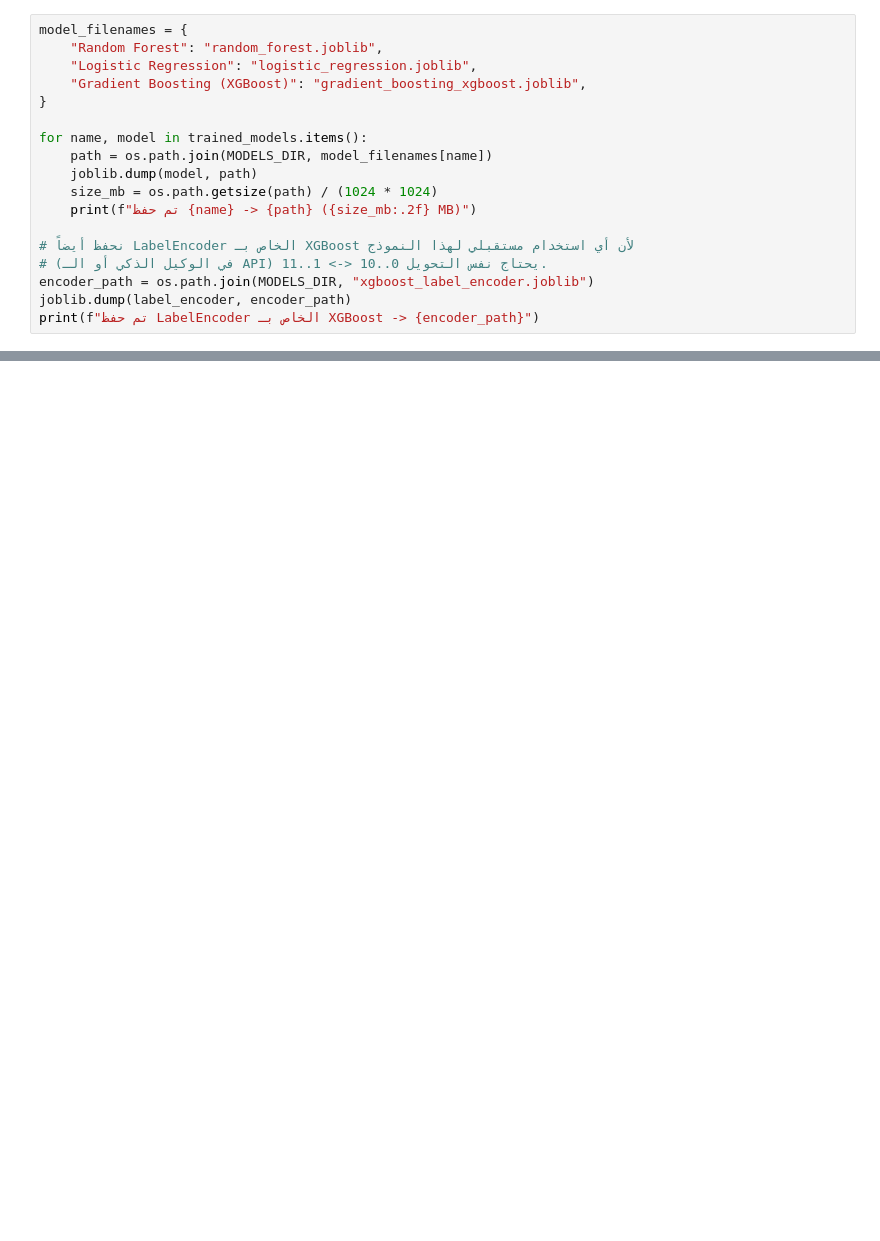
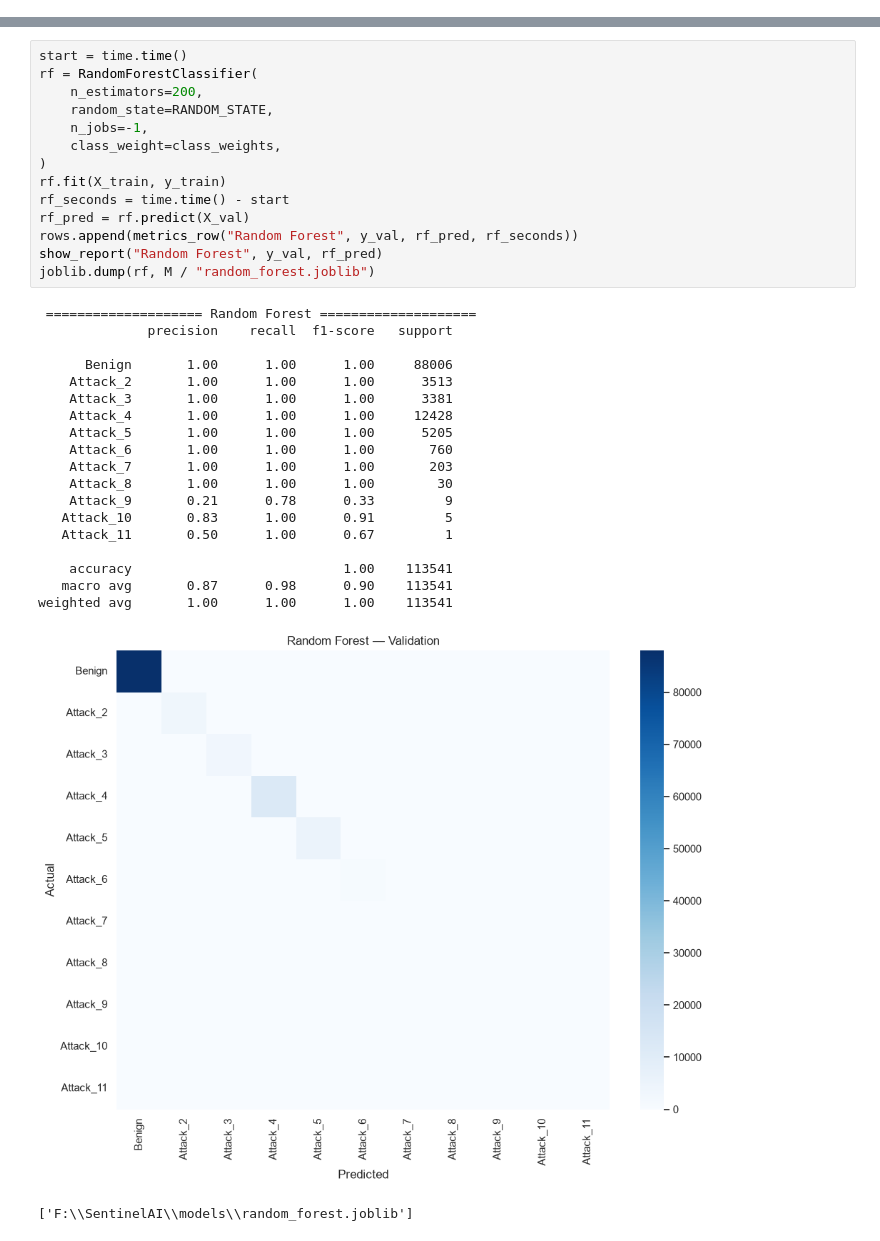
Before and after one commit to AnasAlShmiri/SentinelAI, a Jupyter notebook: notebooks/03_supervised.ipynb, the cells around one changed output, grey strips where cells are left out. Cells and saved outputs as stored; diff of their text form; blank space fills up the shorter version.

Commit message:
Phase 2: fix ML evaluation methodology and retrain models

```diff
--- a/notebooks/03_supervised.ipynb
+++ b/notebooks/03_supervised.ipynb
@@ -312,18 +0,0 @@ Accuracy وحدها يمكن أن تكون مضلِّلة (نموذج يتوقع
-# %%
-model_filenames = {
-    "Random Forest": "random_forest.joblib",
-    "Logistic Regression": "logistic_regression.joblib",
-    "Gradient Boosting (XGBoost)": "gradient_boosting_xgboost.joblib",
-}
-
-for name, model in trained_models.items():
-    path = os.path.join(MODELS_DIR, model_filenames[name])
-    joblib.dump(model, path)
-    size_mb = os.path.getsize(path) / (1024 * 1024)
-    print(f"تم حفظ {name} -> {path} ({size_mb:.2f} MB)")
-
-# نحفظ أيضاً LabelEncoder الخاص بـ XGBoost لأن أي استخدام مستقبلي لهذا النموذج
-# (في الوكيل الذكي أو الـ API) يحتاج نفس التحويل 0..10 <-> 1..11.
-encoder_path = os.path.join(MODELS_DIR, "xgboost_label_encoder.joblib")
-joblib.dump(label_encoder, encoder_path)
-print(f"تم حفظ LabelEncoder الخاص بـ XGBoost -> {encoder_path}")
@@ -350,0 +82,35 @@ Gradient Boosting عبر XGBoost) على نفس بيانات التدريب/ال
+# %%
+start = time.time()
+rf = RandomForestClassifier(
+    n_estimators=200,
+    random_state=RANDOM_STATE,
+    n_jobs=-1,
+    class_weight=class_weights,
+)
+rf.fit(X_train, y_train)
+rf_seconds = time.time() - start
+rf_pred = rf.predict(X_val)
+rows.append(metrics_row("Random Forest", y_val, rf_pred, rf_seconds))
+show_report("Random Forest", y_val, rf_pred)
+joblib.dump(rf, M / "random_forest.joblib")
+# %% [output]
+ ==================== Random Forest ====================
+              precision    recall  f1-score   support
+
+      Benign       1.00      1.00      1.00     88006
+    Attack_2       1.00      1.00      1.00      3513
+    Attack_3       1.00      1.00      1.00      3381
+    Attack_4       1.00      1.00      1.00     12428
+    Attack_5       1.00      1.00      1.00      5205
+    Attack_6       1.00      1.00      1.00       760
+    Attack_7       1.00      1.00      1.00       203
+    Attack_8       1.00      1.00      1.00        30
+    Attack_9       0.21      0.78      0.33         9
+   Attack_10       0.83      1.00      0.91         5
+   Attack_11       0.50      1.00      0.67         1
+
+    accuracy                           1.00    113541
+   macro avg       0.87      0.98      0.90    113541
+weighted avg       1.00      1.00      1.00    113541
+[figure, added]
+['F:\\SentinelAI\\models\\random_forest.joblib']
```
Also changed, not shown: parts of 27 cells of this notebook, 17 other files.
